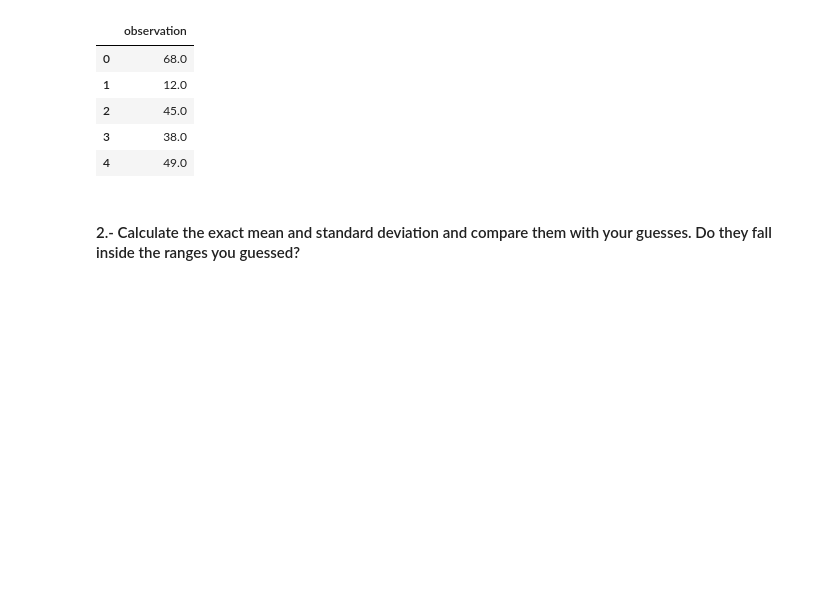
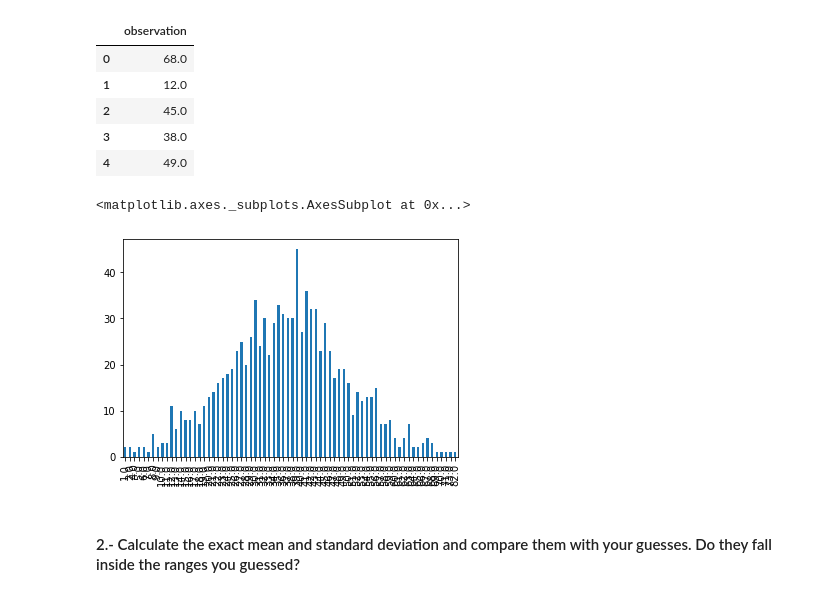
Before and after one commit to ta-data-bcn/descriptive-stats, a Jupyter notebook: your-code/main.ipynb, the cells around one changed output. Cells and saved outputs as stored; diff of their text form; code cells hidden in the pictures; blank space fills up the shorter version.

```diff
--- a/your-code/main.ipynb
+++ b/your-code/main.ipynb
@@ -230,6 +230,13 @@ ages.head()
 | 2 | 45.0 |
 | 3 | 38.0 |
 | 4 | 49.0 |
+# %%
+freq4 = ages["observation"].value_counts()
+freq4.sort_index().plot(kind="bar")
+# way to make this prettier?
+# %% [output]
+<matplotlib.axes._subplots.AxesSubplot at 0x...>
+[figure, added]
 # %% [markdown]
 #### 2.- Calculate the exact mean and standard deviation and compare them with your guesses. Do they fall inside the ranges you guessed?
 # %%
```
Also changed, not shown: parts of 17 cells of this notebook.
